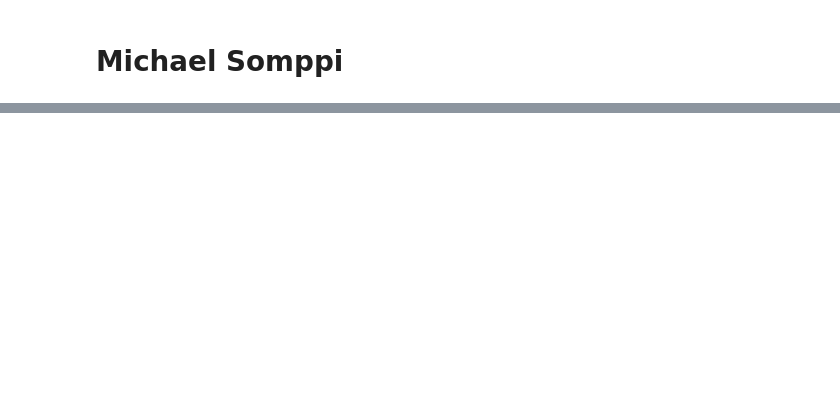
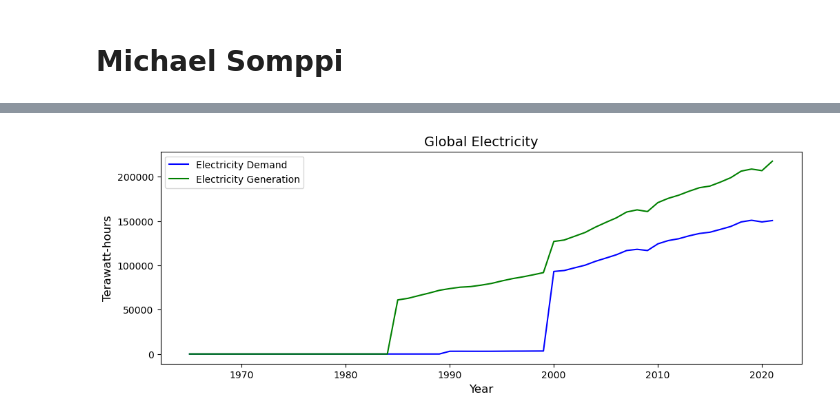
Before and after one commit to ubco-W2022T1-cosc301/project-group02, a Jupyter notebook: notebooks/analysis1.ipynb, the cells around one changed output, grey strips where cells are left out. Cells and saved outputs as stored; diff of their text form; code cells hidden in the pictures; blank space fills up the shorter version.

```diff
--- a/notebooks/analysis1.ipynb
+++ b/notebooks/analysis1.ipynb
@@ -25,0 +142,10 @@ df1
+# %%
+### create dataframe to compare global electricty vs primary energy
+df_energy = df[["year", "population", "gdp", "electricity_demand", "electricity_generation", "per_capita_electricity", "primary_energy_consumption", "energy_per_capita"]]
+# sum all columns by year to create a global dataset
+df_energy = df_energy.groupby(["year"], as_index=False).sum()
+# remove years with no data on primary energy consumption
+df_energy = df_energy[df_energy["primary_energy_consumption"] != 0]
+# reset index and drop the index column
+df_energy = df_energy.reset_index(drop=True)
+df_energy.head(3)
@@ -25,0 +166,12 @@ df1
+# %%
+# Plot the global electricity demand & electricity generation trends over time
+plt.figure(figsize=(12,4))
+plt.plot(df_energy["year"], df_energy["electricity_demand"], label='Electricity Demand', color='blue')
+plt.plot(df_energy["year"], df_energy["electricity_generation"], label='Electricity Generation', color='green')
+plt.legend(loc='upper left')
+plt.ylabel('Terawatt-hours', fontsize=12)
+plt.xlabel('Year', fontsize=12)
+plt.title('Global Electricity', fontsize=14)
+plt.show()
+# %% [output]
+[figure, added]
```
Also changed, not shown: parts of 61 cells of this notebook, 3 other files.
